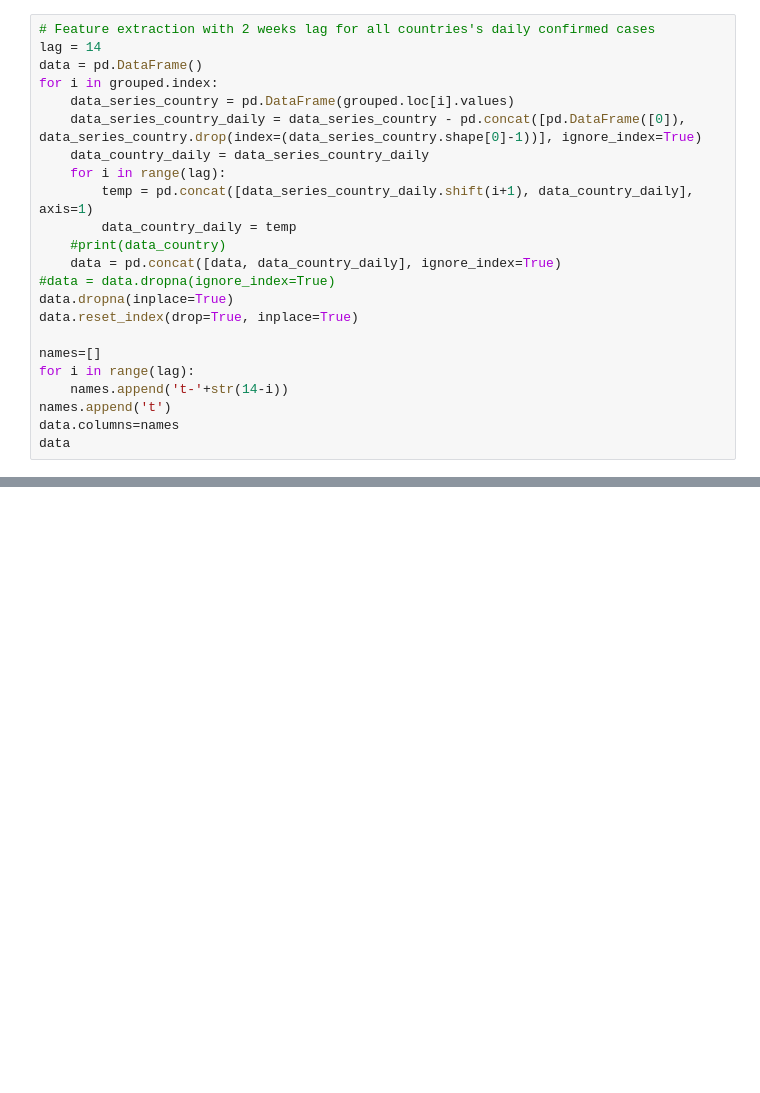
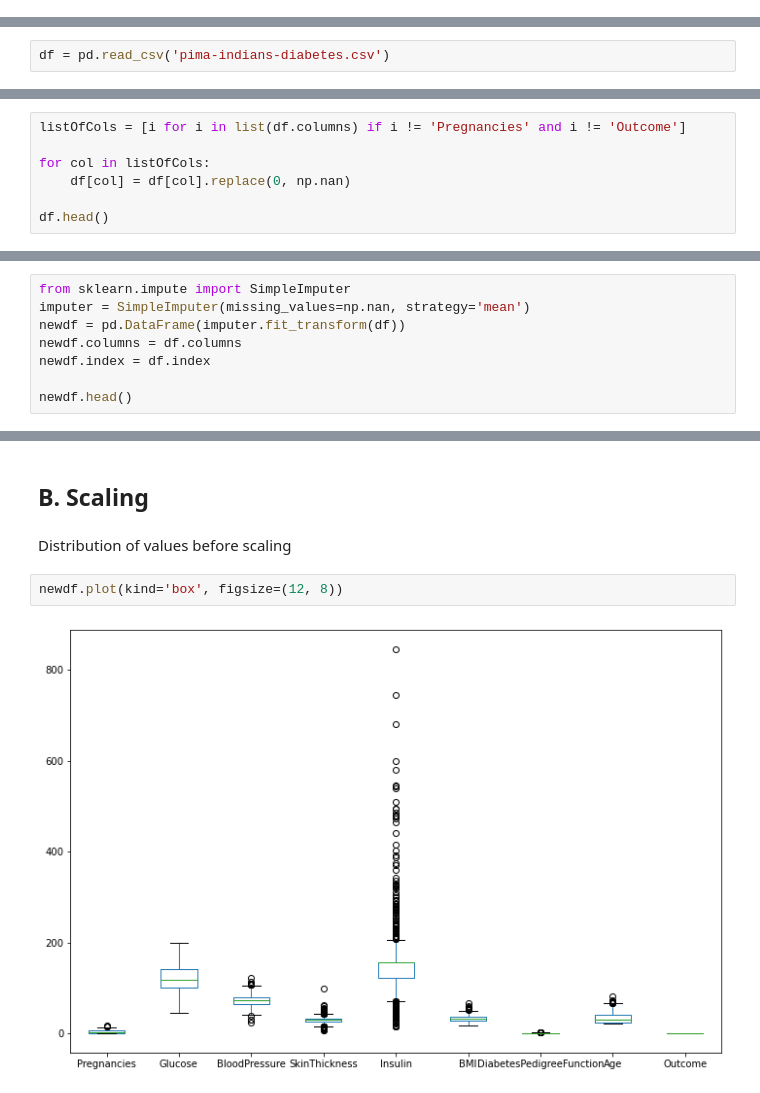
Before and after one commit to maacpiash/COMP8220, a Jupyter notebook: Assignment/assessed-task-2.ipynb, the cells around one changed output, grey strips where cells are left out. Drawn from its saved outputs; the diff is of its cells as text; blank space fills up the shorter version.

```diff
--- a/Assignment/assessed-task-2.ipynb
+++ b/Assignment/assessed-task-2.ipynb
@@ -196,23 +0,0 @@ The above built models are for Australia, and might not be able to applicable to
-# %%
-# Feature extraction with 2 weeks lag for all countries's daily confirmed cases
-lag = 14
-data = pd.DataFrame()
-for i in grouped.index:
-    data_series_country = pd.DataFrame(grouped.loc[i].values)
-    data_series_country_daily = data_series_country - pd.concat([pd.DataFrame([0]), data_series_country.drop(index=(data_series_country.shape[0]-1))], ignore_index=True)
-    data_country_daily = data_series_country_daily
-    for i in range(lag):
-        temp = pd.concat([data_series_country_daily.shift(i+1), data_country_daily], axis=1)
-        data_country_daily = temp
-    #print(data_country)
-    data = pd.concat([data, data_country_daily], ignore_index=True)
-#data = data.dropna(ignore_index=True)
-data.dropna(inplace=True)
-data.reset_index(drop=True, inplace=True)
-
-names=[]
-for i in range(lag):
-    names.append('t-'+str(14-i))
-names.append('t')
-data.columns=names
-data
@@ -464,0 +11,2 @@ Particularly, you can make use of the performance score mean and std values to p
+# %%
+df = pd.read_csv('pima-indians-diabetes.csv')
@@ -464,0 +38,7 @@ Particularly, you can make use of the performance score mean and std values to p
+# %%
+listOfCols = [i for i in list(df.columns) if i != 'Pregnancies' and i != 'Outcome']
+
+for col in listOfCols:
+    df[col] = df[col].replace(0, np.nan)
+
+df.head()
@@ -464,0 +67,8 @@ Particularly, you can make use of the performance score mean and std values to p
+# %%
+from sklearn.impute import SimpleImputer
+imputer = SimpleImputer(missing_values=np.nan, strategy='mean')
+newdf = pd.DataFrame(imputer.fit_transform(df))
+newdf.columns = df.columns
+newdf.index = df.index
+
+newdf.head()
@@ -464,0 +95,8 @@ Particularly, you can make use of the performance score mean and std values to p
+# %% [markdown]
+## B. Scaling
+# %% [markdown]
+Distribution of values before scaling
+# %%
+newdf.plot(kind='box', figsize=(12, 8))
+# %% [output]
+[figure, added]
```
Also changed, not shown: parts of 95 cells of this notebook, 1 other file.
